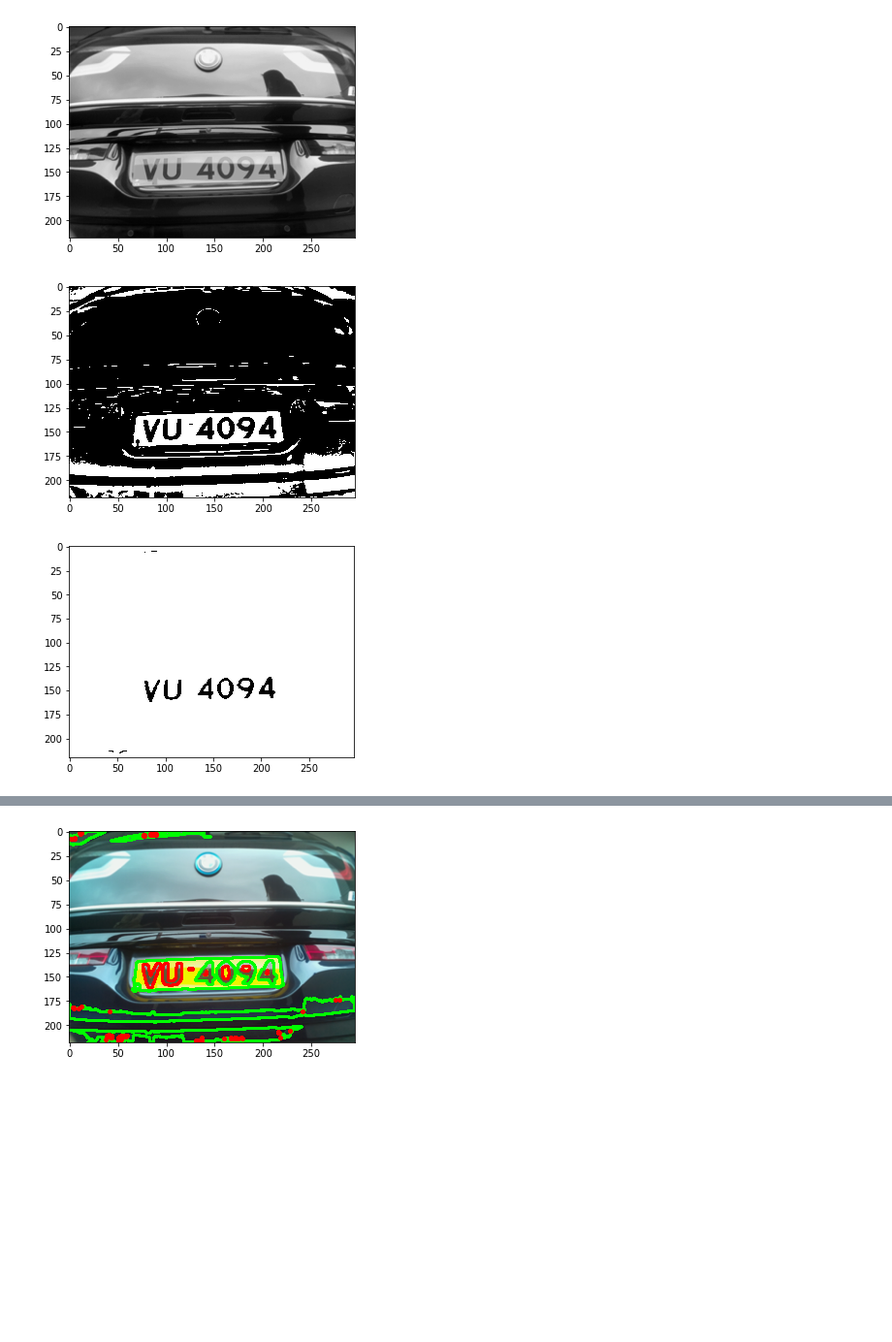
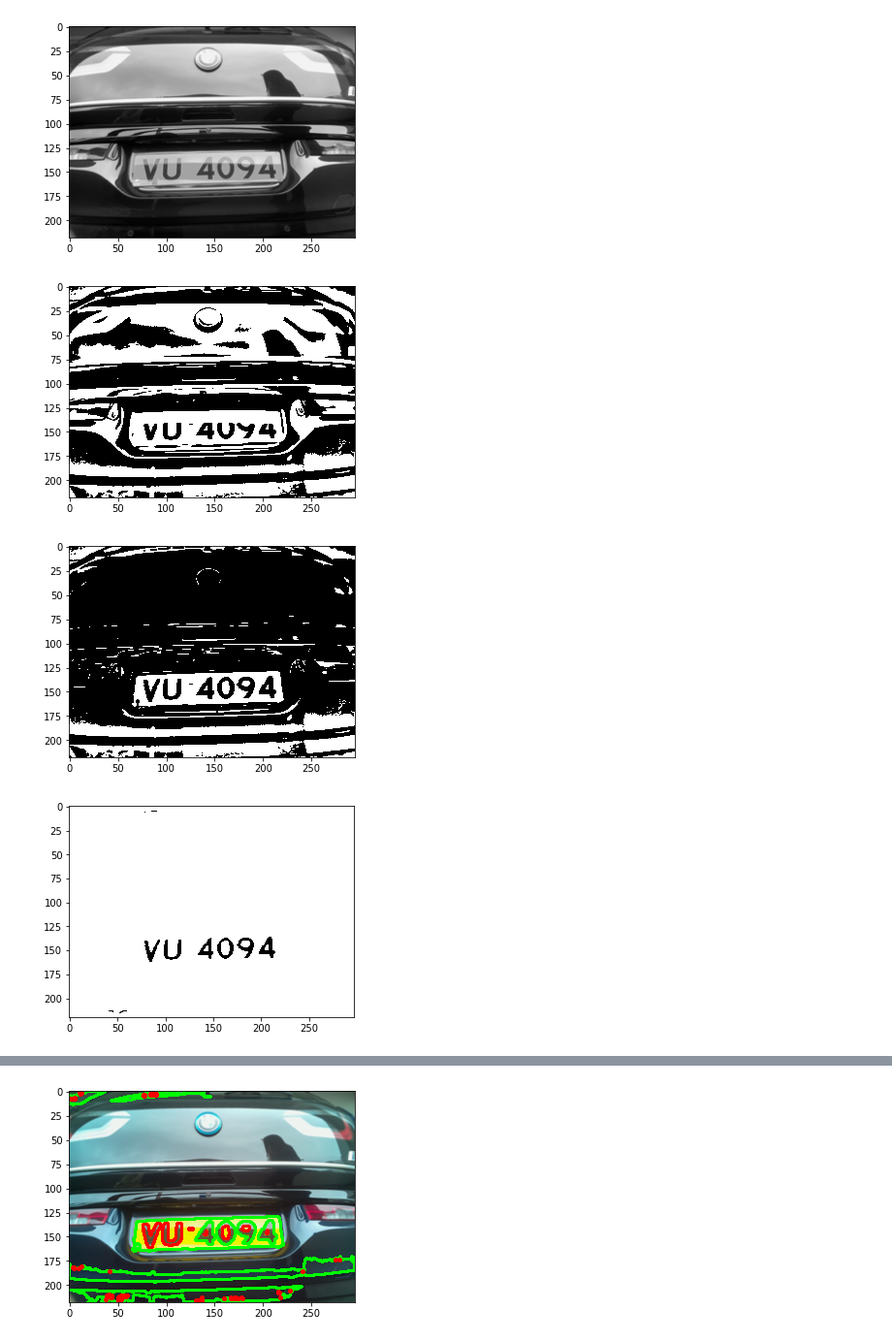
Before and after one commit to elise-ng/FYP_SmartCarPark, a Jupyter notebook: cv/plate_detection.ipynb, the cells around one changed output, grey strips where cells are left out. Shown at 97% size. Cells and saved outputs as stored; diff of their text form; code cells hidden in the pictures; blank space fills up the shorter version.

```diff
--- a/cv/plate_detection.ipynb
+++ b/cv/plate_detection.ipynb
@@ -38,19 +38,22 @@ plt.show()
 [figure]
 # %%
 binary_image = cv2.adaptiveThreshold(bw, 1, cv2.ADAPTIVE_THRESH_GAUSSIAN_C, cv2.THRESH_BINARY, 51, 2)
+plt.imshow(binary_image, cmap = 'gray')
+plt.show()
 binary_image = np.logical_and(binary_image, np.logical_not(spec_black)).astype(np.uint8)
 binary_image_white_filled = cv2.copyMakeBorder(binary_image, 10, 10, 10, 10, cv2.BORDER_CONSTANT, value=[0, 0, 0])
 mask = cv2.copyMakeBorder(binary_image_white_filled, 1, 1, 1, 1, cv2.BORDER_CONSTANT, 0)
 cv2.floodFill(binary_image_white_filled, mask, (0, 0), 255, flags=cv2.FLOODFILL_MASK_ONLY)
 binary_image_white_filled = mask[10: -10, 10: -10]
 binary_image_white_filled = cv2.dilate(binary_image_white_filled, np.ones((2,2), np.uint8))
 plt.imshow(binary_image, cmap = 'gray')
 plt.show()
 plt.imshow(binary_image_white_filled, cmap = 'gray')
 plt.show()
 # %% [output]
-[figure, old version]
+[figure, new version]
-[figure, old version]
+[figure, new version]
+[figure, added]
 # %%
 contours, hierarchy = cv2.findContours(binary_image, cv2.RETR_TREE, cv2.CHAIN_APPROX_NONE)
 src_copy = src.copy()
```
Also changed, not shown: parts of 1 cell of this notebook.
